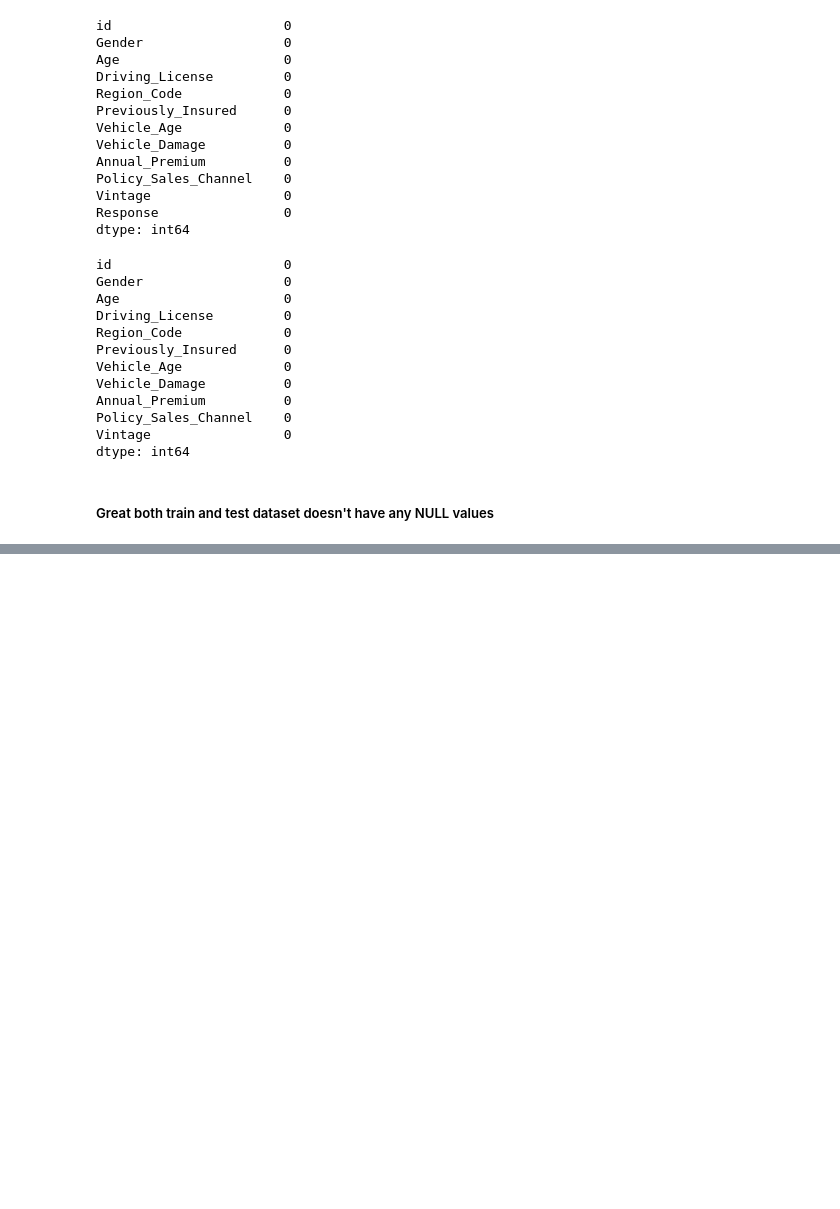
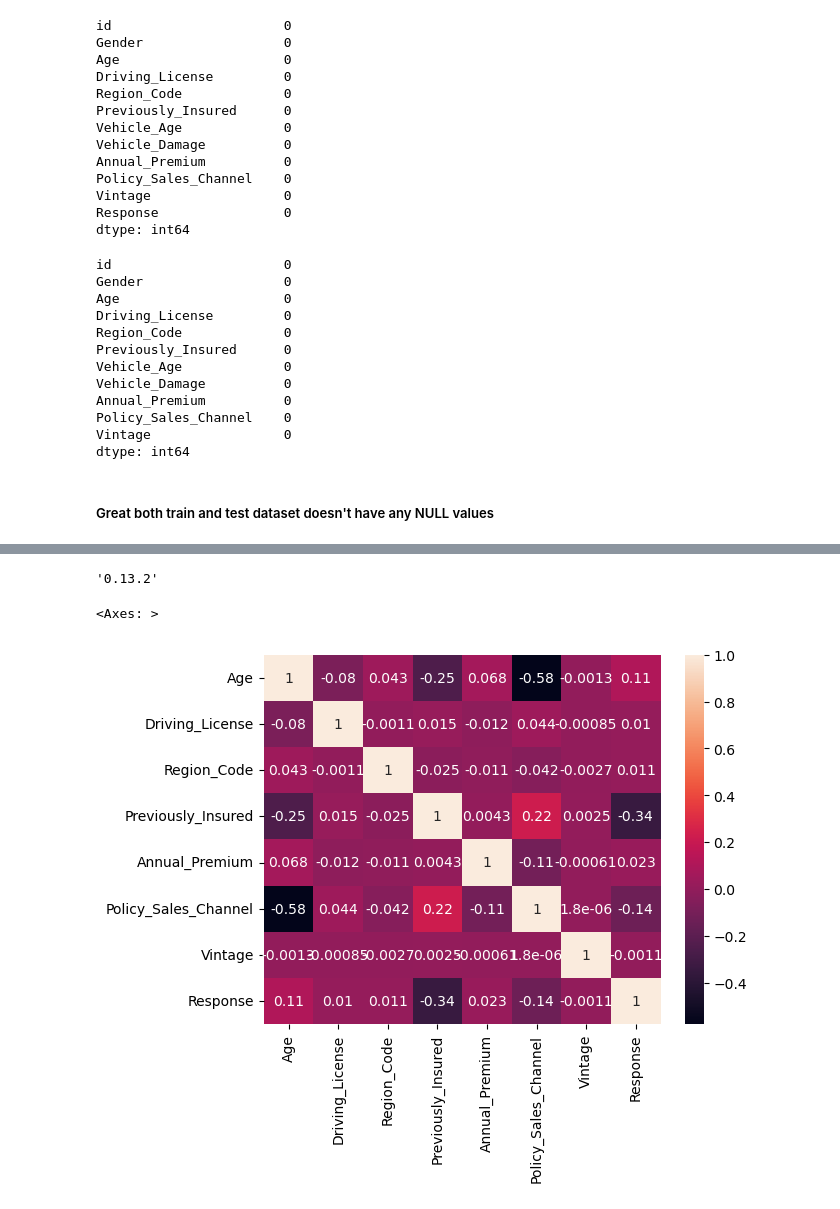
Before and after one commit to BalamuruganDE/DataScience, a Jupyter notebook: MachineLearning/Hackathon_30Nov2024/Cross-sell-Prediction.ipynb, the cells around one changed output, grey strips where cells are left out. Cells and saved outputs as stored; diff of their text form; code cells hidden in the pictures; blank space fills up the shorter version.

```diff
--- a/MachineLearning/Hackathon_30Nov2024/Cross-sell-Prediction.ipynb
+++ b/MachineLearning/Hackathon_30Nov2024/Cross-sell-Prediction.ipynb
@@ -160,0 +187,4 @@ dtype: int64
+# %%
+# identifying ignore columns,target column
+ign_col = ['id']
+tgt_col = ['Response']
@@ -160,0 +211,6 @@ dtype: int64
+# %%
+# identifying  category cols and numerical cols
+
+# category cols
+cat_cols = train.select_dtypes(include='object').columns
+cat_cols
@@ -160,0 +397,4 @@ dtype: int64
+# %%
+sns.__version__
+# %% [output]
+'0.13.2'
@@ -160,0 +403,5 @@ dtype: int64
+# %%
+sns.heatmap(train.drop(columns=ign_col).drop(columns=cat_cols).corr(),annot=True)
+# %% [output]
+<Axes: >
+[figure, added]
```
Also changed, not shown: parts of 95 cells of this notebook, 5 other files.
